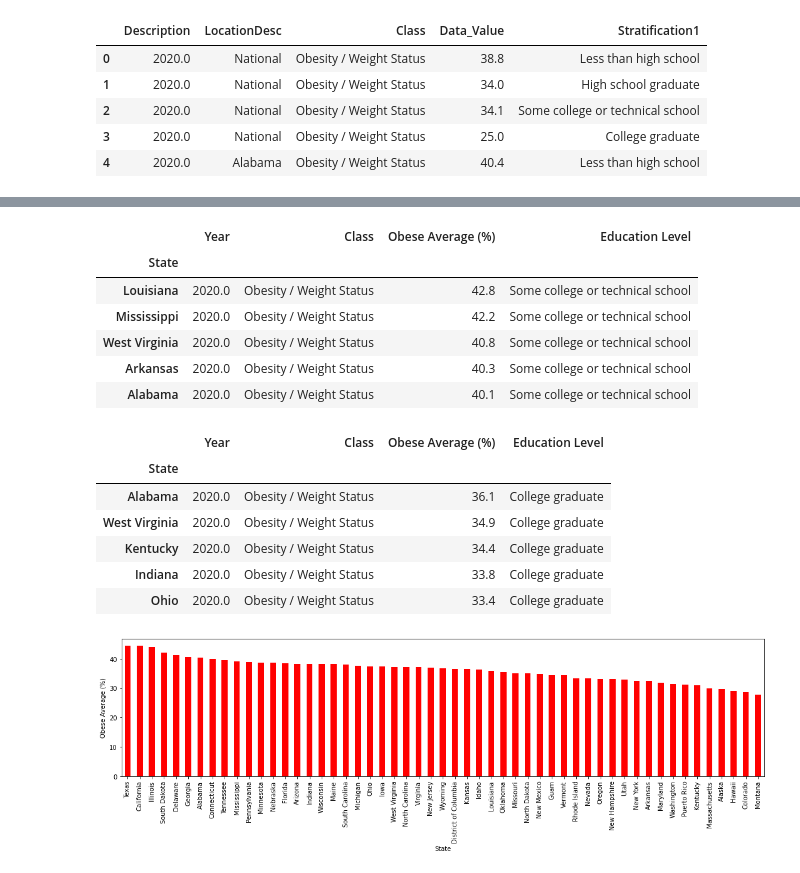
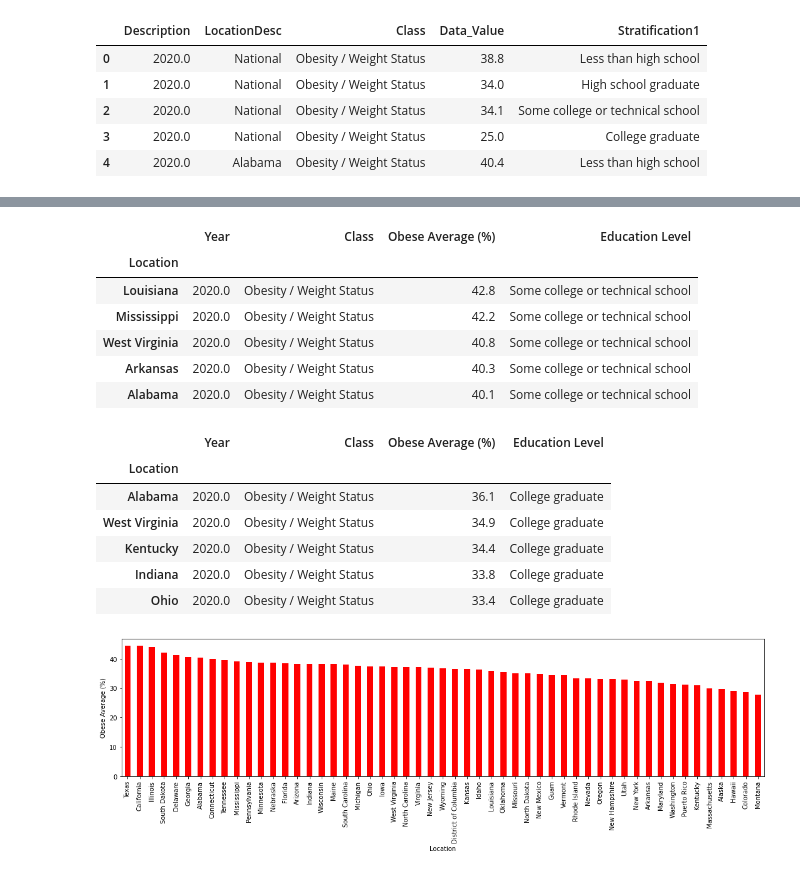
Before and after one commit to latoyawenzinger/Project_1_Healthcare, a Jupyter notebook: education_data.ipynb, the cells around one changed output, grey strips where cells are left out. Saved outputs shown, nothing was run; the diff lists cells and outputs as text; code cells hidden in the pictures.

```diff
--- a/education_data.ipynb
+++ b/education_data.ipynb
@@ -41,7 +41,7 @@ clean_education.head()
 # %%
 #rename columns
 clean_education = clean_education.rename(columns={"Description": "Year",
-                                                  "LocationDesc": "State",
+                                                  "LocationDesc": "Location",
                                                   "Data_Value": "Obese Average (%)",
                                                   "Stratification1": "Education Level"})
 clean_education.head()
@@ -104,11 +104,11 @@ worst_2.head()
 # %%
 worst_technical = state_education.loc[state_education["Education Level"] == "Some college or technical school"]
 worst_3 = worst_technical.sort_values("Obese Average (%)", ascending=False)
-worst_3 = worst_3.set_index("State")
+worst_3 = worst_3.set_index("Location")
 worst_3.head()
 # %% [output]
 |  | Year | Class | Obese Average (%) | Education Level |
-| State |  |  |  |  |
+| Location |  |  |  |  |
 | Louisiana | 2020.0 | Obesity / Weight Status | 42.8 | Some college or technical school |
 | Mississippi | 2020.0 | Obesity / Weight Status | 42.2 | Some college or technical school |
 | West Virginia | 2020.0 | Obesity / Weight Status | 40.8 | Some college or technical school |
@@ -117,11 +117,11 @@ worst_3.head()
 # %%
 worst_college = state_education.loc[state_education["Education Level"] == "College graduate"]
 worst_4 = worst_college.sort_values("Obese Average (%)", ascending=False)
-worst_4 = worst_4.set_index("State")
+worst_4 = worst_4.set_index("Location")
 worst_4.head()
 # %% [output]
 |  | Year | Class | Obese Average (%) | Education Level |
-| State |  |  |  |  |
+| Location |  |  |  |  |
 | Alabama | 2020.0 | Obesity / Weight Status | 36.1 | College graduate |
 | West Virginia | 2020.0 | Obesity / Weight Status | 34.9 | College graduate |
 | Kentucky | 2020.0 | Obesity / Weight Status | 34.4 | College graduate |
```
Also changed, not shown: parts of 9 cells of this notebook, 3 other files.
